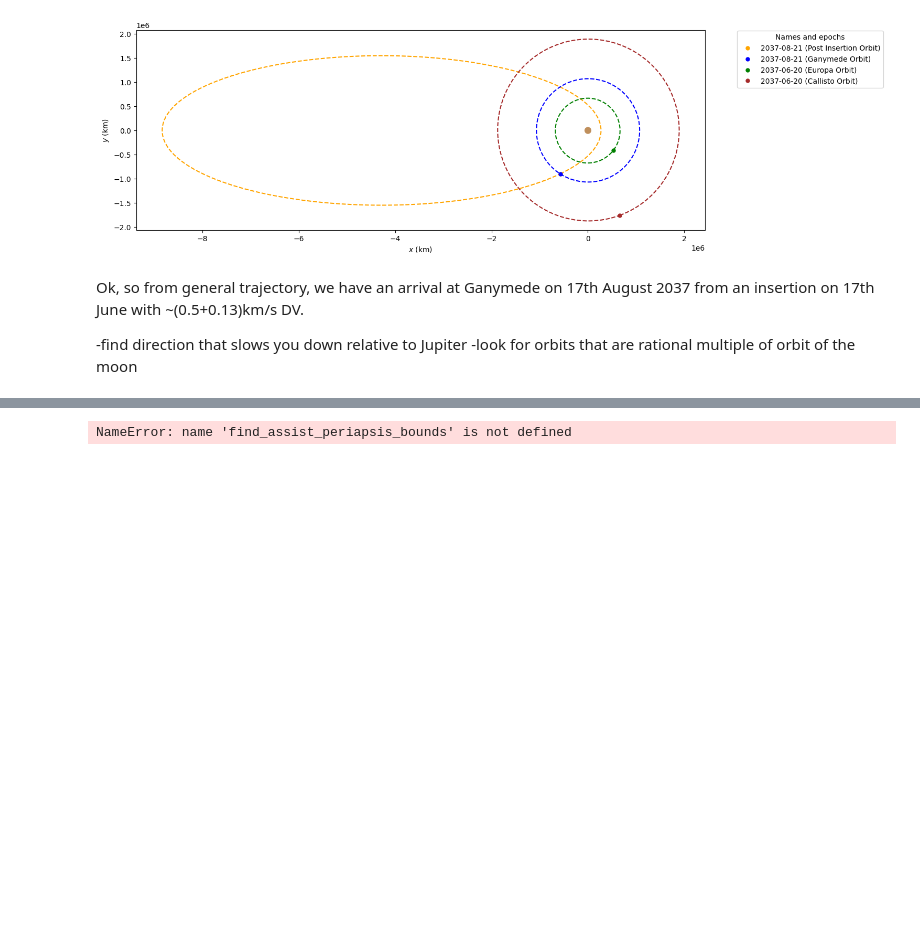
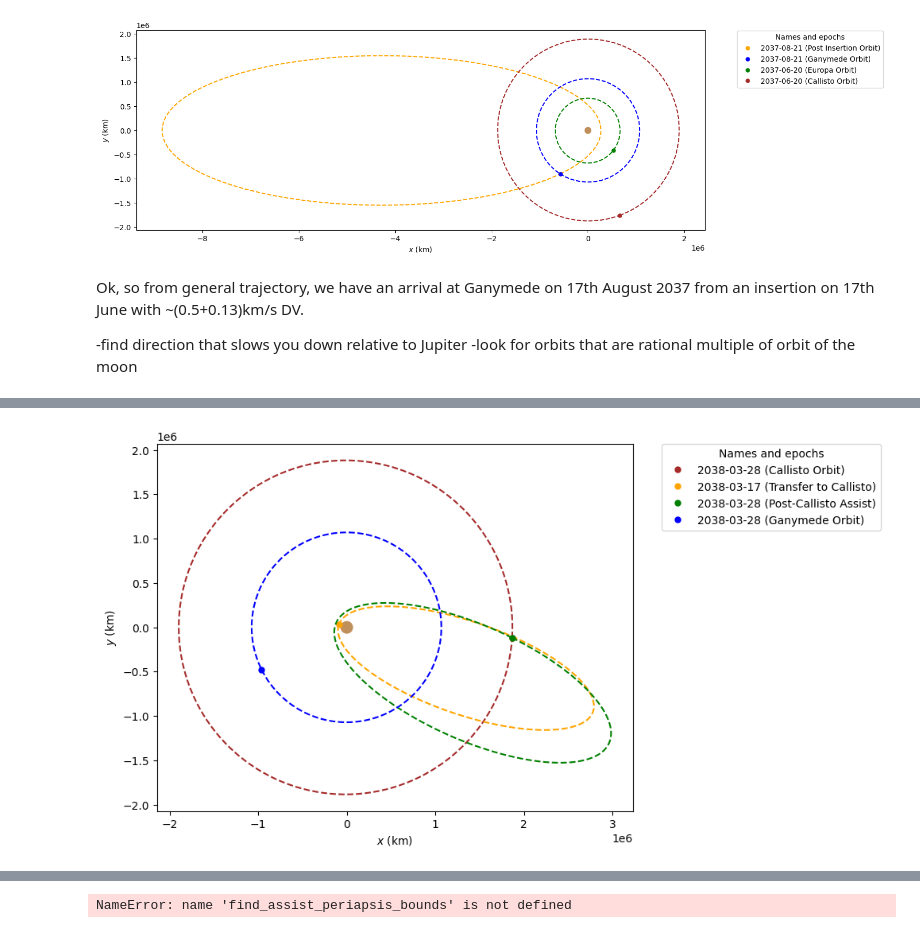
Before and after one commit to jackSN8/Starship_outer_planets_missions, a Jupyter notebook: jovian_moon_grand_tour.ipynb, the cells around one changed output, grey strips where cells are left out. Cells and saved outputs as stored; diff of their text form; code cells hidden in the pictures; blank space fills up the shorter version.

```diff
--- a/jovian_moon_grand_tour.ipynb
+++ b/jovian_moon_grand_tour.ipynb
@@ -433,0 +580,90 @@ Third encounter date: 2037-11-15 14:50:24.957
+# %%
+## Manual Gravity Assist Configuration with Callisto
+# Test gravity assist with Callisto using the transfer orbit from Hohmann calculation
+
+if len(orbits_list) > 0:
+    # Use the transfer orbit to Callisto (dum2orb) and encounter date (dum3)
+    # These were calculated in the previous cell
+
+    # Configuration parameters
+    manual_sign = -1  # 1 for leading side, -1 for trailing side
+    manual_rp_altitude = 10 * u.km  # Altitude above Callisto's surface
+
+    # Get spacecraft state at Callisto encounter
+    transfer_orbit = dum2orb  # Transfer orbit to Callisto
+    callisto_encounter_date = dum3  # Date of Callisto encounter
+
+    # Get Callisto's position at the encounter
+    callisto_orb_encounter = placeholder_callisto_orbit.propagate(callisto_encounter_date)
+
+    # Propagate transfer orbit to encounter date
+    time_to_callisto = callisto_encounter_date - transfer_orbit.epoch
+    spacecraft_at_callisto = transfer_orbit.propagate(time_to_callisto)
+
+    # Calculate relative velocity
+    rel_vel = spacecraft_at_callisto.rv()[1] - callisto_orb_encounter.rv()[1]
+    rel_speed = np.linalg.norm(rel_vel)
+
+    # Calculate relative velocity
+    rel_vel = spacecraft_at_callisto.rv()[1] - callisto_orb_encounter.rv()[1]
+    rel_speed = np.linalg.norm(rel_vel)
+
+    # Calculate periapsis distance from center
+    manual_rp = Callisto.R + manual_rp_altitude
+
+    # Calculate deflection angle
+    manual_rot_ang = 2 * np.arcsin(1 / ((manual_rp * rel_speed**2 / Callisto.k) + 1 * u.one))
+
+    # Rotation axis in ecliptic plane
+    axis = np.array([0, 0, 1.0])
+    axis = axis / np.linalg.norm(axis)
+
+    # Apply rotation
+    rot = scipyRot.from_rotvec(manual_sign * axis * manual_rot_ang.value)
+    rel_vel_out = rot.apply(rel_vel.value) * u.km / u.s
+
+    # Calculate post-assist velocity in Jupiter frame
+    post_assist_vel = rel_vel_out + callisto_orb_encounter.rv()[1]
+
+    # Create manual assist orbit
+    manual_orbit = Orbit.from_vectors(
+        Jupiter,
+        callisto_orb_encounter.r,
+        post_assist_vel,
+        callisto_encounter_date,
+        plane=Planes.EARTH_ECLIPTIC
+    )
+
+    print("=" * 60)
+    print("CALLISTO GRAVITY ASSIST")
+    print("=" * 60)
+    print(f"\nEncounter date: {callisto_encounter_date.iso}")
+    print(f"Time from last Ganymede encounter: {time_to_callisto.to(u.day):.1f}")
+    print(f"\nConfiguration:")
+    print(f"  Sign: {manual_sign} ({'leading' if manual_sign > 0 else 'trailing'} side)")
+    print(f"  Periapsis altitude: {manual_rp_altitude.to(u.km):.0f}")
+    print(f"  Periapsis distance: {manual_rp.to(u.km):.0f}")
+    print(f"  Deflection angle: {np.degrees(manual_rot_ang):.2f} deg")
+    print(f"  Relative velocity: {rel_speed.to(u.km/u.s):.2f}")
+    print(f"\nPre-assist orbit at Callisto:")
+    print(f"  Period: {spacecraft_at_callisto.period.to(u.day):.2f}")
+    print(f"  Eccentricity: {spacecraft_at_callisto.ecc:.3f}")
+    print(f"\nPost-assist orbit:")
+    print(f"  Period: {manual_orbit.period.to(u.day):.2f}")
+    print(f"  Eccentricity: {manual_orbit.ecc:.3f}")
+    print(f"  Periapsis: {manual_orbit.r_p.to(u.km):.0f}")
+    print(f"  Apoapsis: {manual_orbit.r_a.to(u.km):.0f}")
+
+    # Visualize
+    plotter = StaticOrbitPlotter(plane=Planes.EARTH_ECLIPTIC)
+    plotter.plot(callisto_orb_encounter, label="Callisto Orbit", color="brown")
+    plotter.plot(transfer_orbit, label="Transfer to Callisto", color="orange")
+    plotter.plot(manual_orbit, label=f"Post-Callisto Assist", color="green")
+
+
+    # Also show Ganymede for reference
+    ganymede_ref = placeholder_ganymede_orbit.propagate(callisto_encounter_date)
+    plotter.plot(ganymede_ref, label="Ganymede Orbit", color="blue")
+else:
+    print("No resonant orbits available for manual assist")
+# %% [output]
@@ -433,0 +687 @@ Third encounter date: 2037-11-15 14:50:24.957
+[figure, added]
```
Also changed, not shown: parts of 16 cells of this notebook, 2 other files.
